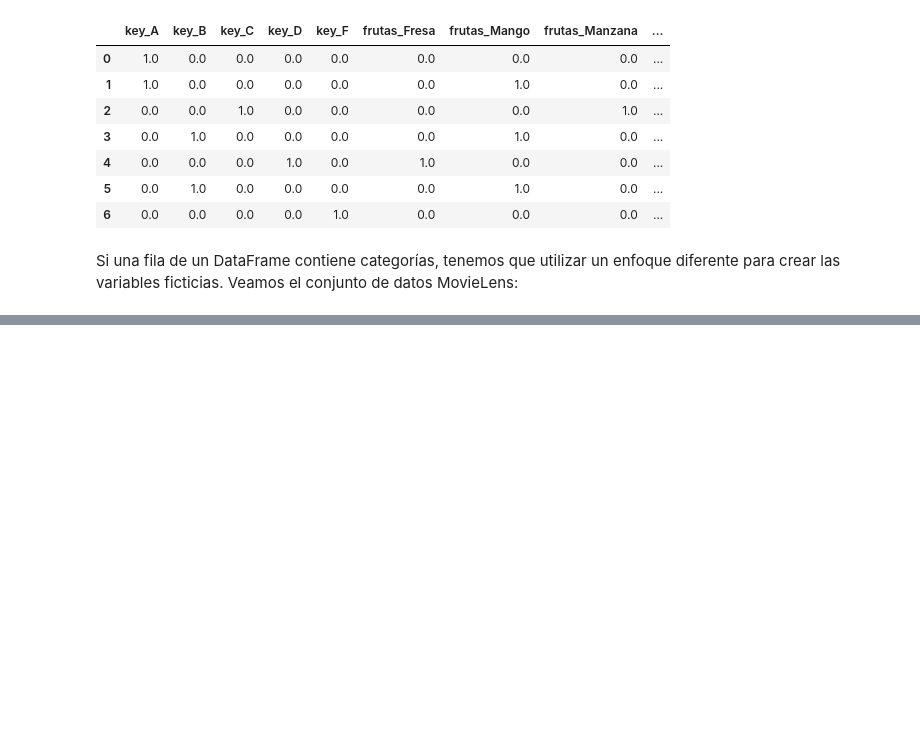
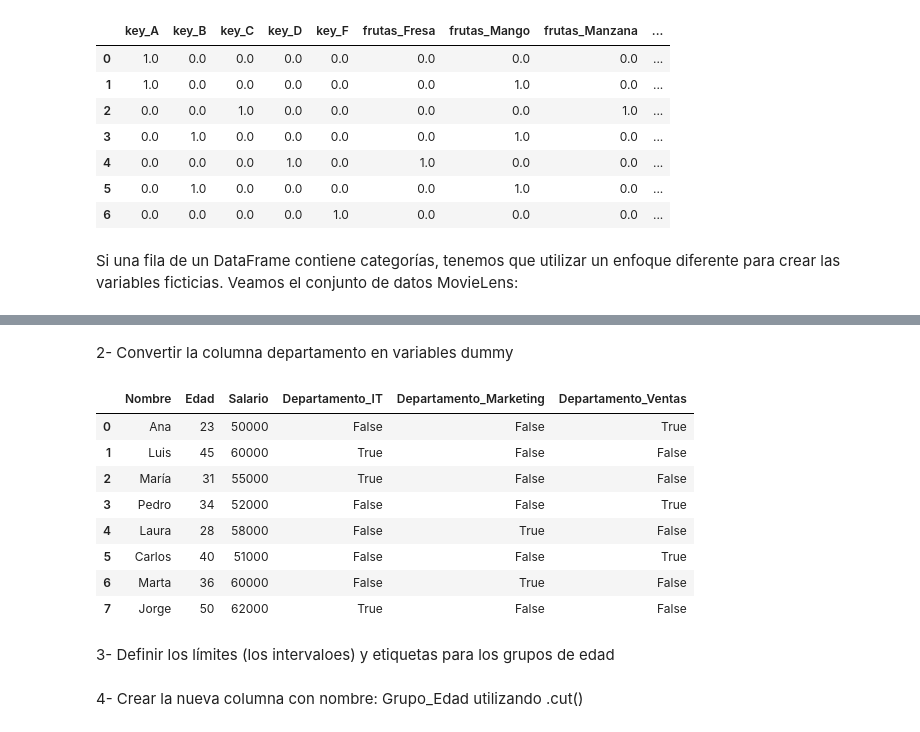
Before and after one commit to Nana8310/Curso_Pandas, a Jupyter notebook: Notebook/Prácticas/Práctica-41_Varios/Clase_74/Ejemplospropios_Ejercicios3y4.ipynb, the cells around one changed output, grey strips where cells are left out. Cells and saved outputs as stored; diff of their text form; code cells hidden in the pictures; blank space fills up the shorter version.

```diff
--- a/Notebook/Prácticas/Práctica-41_Varios/Clase_74/Ejemplospropios_Ejercicios3y4.ipynb
+++ b/Notebook/Prácticas/Práctica-41_Varios/Clase_74/Ejemplospropios_Ejercicios3y4.ipynb
@@ -215,0 +458,7 @@ Si una fila de un DataFrame contiene categorías, tenemos que utilizar un enfoqu
+# %%
+data1 = {
+    'Nombre': ['Ana', 'Luis', 'María', 'Pedro', 'Laura', 'Carlos', 'Marta', 'Jorge'],
+    'Edad': [23, 45, 31, 34, 28, 40, 36, 50],
+    'Departamento': ['Ventas', 'IT', 'IT', 'Ventas', 'Marketing', 'Ventas', 'Marketing', 'IT'],
+    'Salario': [50000, 60000, 55000, 52000, 58000, 51000, 60000, 62000]
+}
@@ -215,0 +467,3 @@ Si una fila de un DataFrame contiene categorías, tenemos que utilizar un enfoqu
+# %%
+df2 = pd.DataFrame(data1)
+df2
@@ -215,0 +480,19 @@ Si una fila de un DataFrame contiene categorías, tenemos que utilizar un enfoqu
+# %% [markdown]
+2- Convertir la columna departamento en variables dummy
+# %%
+# Convertir la columna 'Departamento' en variables dummy
+df2_dummies = pd.get_dummies(df2, columns=['Departamento'])
+
+df2_dummies
+# %% [output]
+|  | Nombre | Edad | Salario | Departamento_IT | Departamento_Marketing | Departamento_Ventas |
+| 0 | Ana | 23 | 50000 | False | False | True |
+| 1 | Luis | 45 | 60000 | True | False | False |
+| 2 | María | 31 | 55000 | True | False | False |
+| 3 | Pedro | 34 | 52000 | False | False | True |
+| 4 | Laura | 28 | 58000 | False | True | False |
+| 5 | Carlos | 40 | 51000 | False | False | True |
+| 6 | Marta | 36 | 60000 | False | True | False |
+| 7 | Jorge | 50 | 62000 | True | False | False |
+# %% [markdown]
+3- Definir los límites (los intervaloes) y etiquetas para los grupos de edad
@@ -215,0 +502,2 @@ Si una fila de un DataFrame contiene categorías, tenemos que utilizar un enfoqu
+# %% [markdown]
+4- Crear la nueva columna con nombre: Grupo_Edad utilizando .cut()
```
Also changed, not shown: parts of 34 cells of this notebook, 2 other files.
